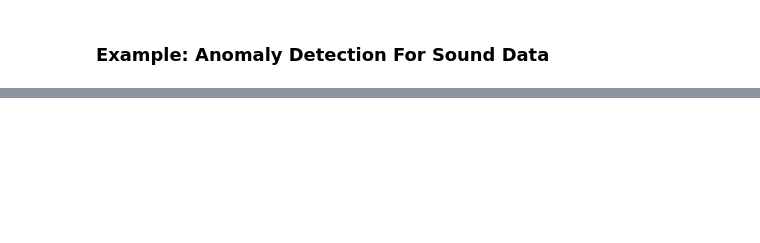
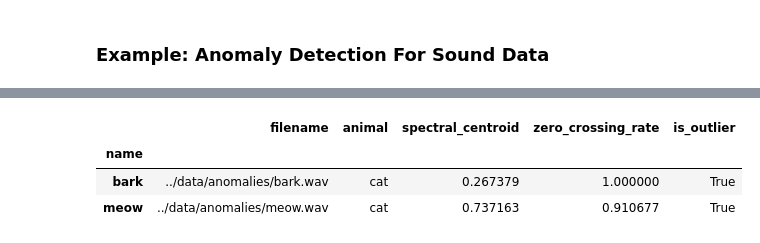
Before and after one commit to juusomer/machine-learning-for-absolute-beginners, a Jupyter notebook: notebooks/3_unsupervised_learning.ipynb, the cells around one changed output, grey strips where cells are left out. Cells and saved outputs as stored; diff of their text form; code cells hidden in the pictures; blank space fills up the shorter version.

```diff
--- a/notebooks/3_unsupervised_learning.ipynb
+++ b/notebooks/3_unsupervised_learning.ipynb
@@ -87,0 +95,7 @@ ax.set_ylabel('x2');
+# %%
+df[df.is_outlier]
+# %% [output]
+|  | filename | animal | spectral_centroid | zero_crossing_rate | is_outlier |
+| name |  |  |  |  |  |
+| bark | ../data/anomalies/bark.wav | cat | 0.267379 | 1.000000 | True |
+| meow | ../data/anomalies/meow.wav | cat | 0.737163 | 0.910677 | True |
```
Also changed, not shown: parts of 8 cells of this notebook, 11 other files.
